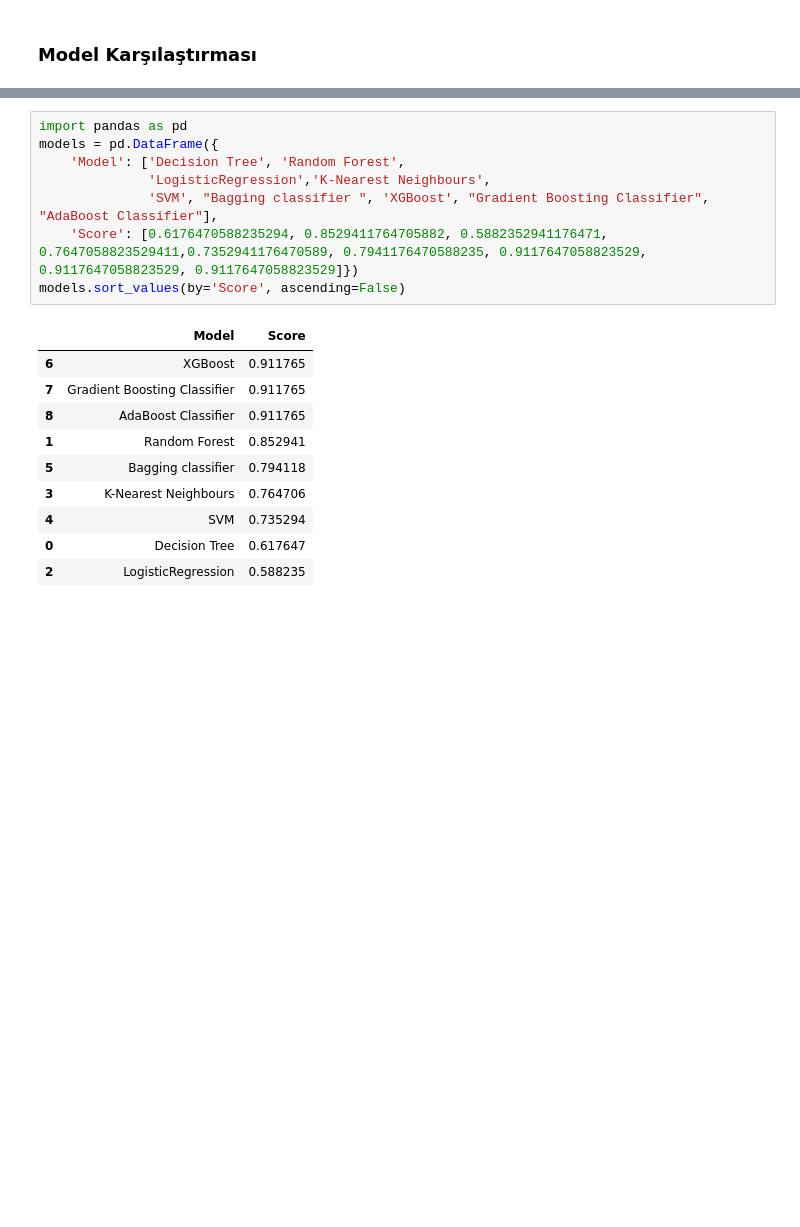
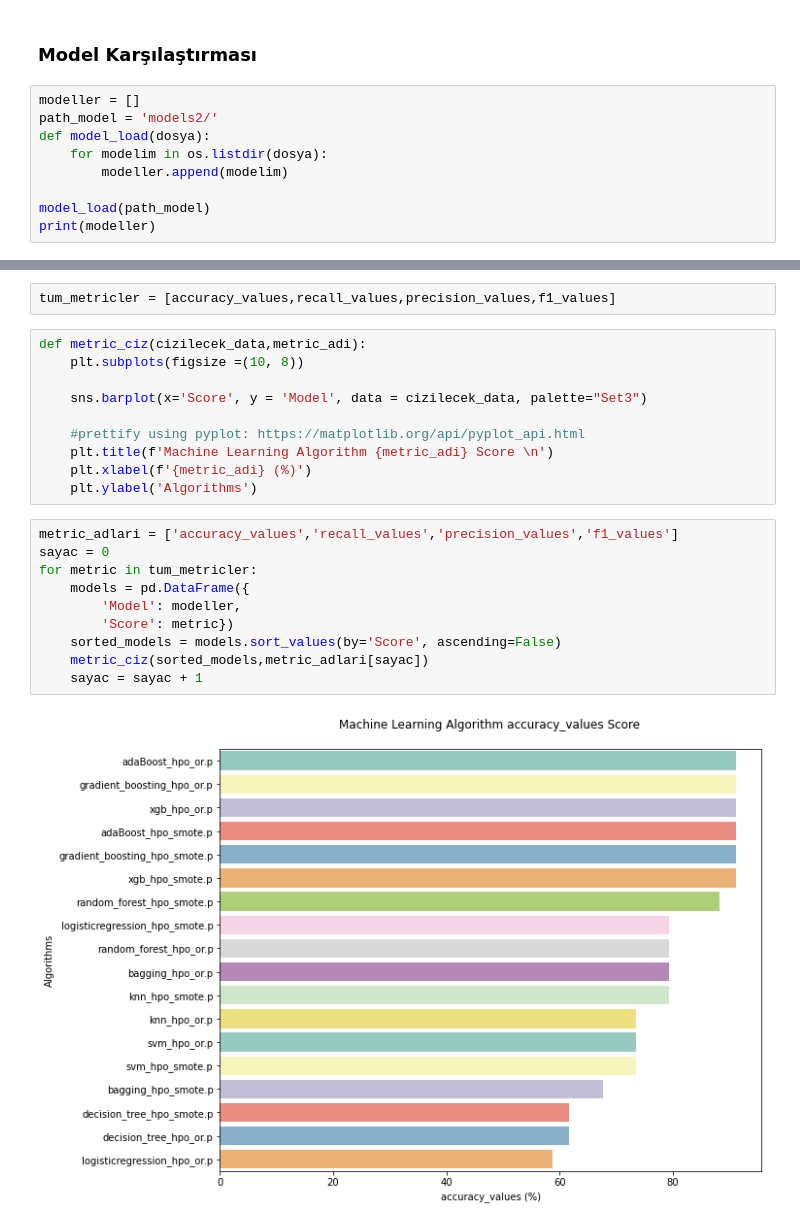
Before and after one commit to BilalAcikgoz/all-aml-classification, a Jupyter notebook: main.ipynb, the cells around one changed output, grey strips where cells are left out. Cells and saved outputs as stored; diff of their text form; blank space fills up the shorter version.

Commit message:
Metric Score Ölçümleri Yapıldı.

```diff
--- a/main.ipynb
+++ b/main.ipynb
@@ -784,3 +851,12 @@ model_kaydet('adaBoost_hpo_or',Ada_Boost_CV)
  adaBoost_hpo_or Model dosyası başarıyla oluşturuldu!..
 # %% [markdown]
 ### Model Karşılaştırması
+# %%
+modeller = []
+path_model = 'models2/'
+def model_load(dosya):
+    for modelim in os.listdir(dosya):
+        modeller.append(modelim)
+
+model_load(path_model)
+print(modeller)
@@ -787,19 +884,24 @@ model_kaydet('adaBoost_hpo_or',Ada_Boost_CV)
+# %%
+tum_metricler = [accuracy_values,recall_values,precision_values,f1_values]
+# %%
+def metric_ciz(cizilecek_data,metric_adi):
+    plt.subplots(figsize =(10, 8))
+
+    sns.barplot(x='Score', y = 'Model', data = cizilecek_data, palette="Set3")
+
+    #prettify using pyplot: https://matplotlib.org/api/pyplot_api.html
+    plt.title(f'Machine Learning Algorithm {metric_adi} Score \n')
+    plt.xlabel(f'{metric_adi} (%)')
+    plt.ylabel('Algorithms')
 # %%
-import pandas as pd
-models = pd.DataFrame({
-    'Model': ['Decision Tree', 'Random Forest',
-              'LogisticRegression','K-Nearest Neighbours',
-              'SVM', "Bagging classifier ", 'XGBoost', "Gradient Boosting Classifier", "AdaBoost Classifier"],
-    'Score': [0.6176470588235294, 0.8529411764705882, 0.5882352941176471, 0.7647058823529411,0.7352941176470589, 0.7941176470588235, 0.9117647058823529, 0.9117647058823529, 0.9117647058823529]})
-models.sort_values(by='Score', ascending=False)
+metric_adlari = ['accuracy_values','recall_values','precision_values','f1_values']
+sayac = 0
+for metric in tum_metricler:
+    models = pd.DataFrame({
+        'Model': modeller,
+        'Score': metric})
+    sorted_models = models.sort_values(by='Score', ascending=False)
+    metric_ciz(sorted_models,metric_adlari[sayac])
+    sayac = sayac + 1
 # %% [output]
-|  | Model | Score |
-| 6 | XGBoost | 0.911765 |
-| 7 | Gradient Boosting Classifier | 0.911765 |
-| 8 | AdaBoost Classifier | 0.911765 |
-| 1 | Random Forest | 0.852941 |
-| 5 | Bagging classifier | 0.794118 |
-| 3 | K-Nearest Neighbours | 0.764706 |
-| 4 | SVM | 0.735294 |
-| 0 | Decision Tree | 0.617647 |
-| 2 | LogisticRegression | 0.588235 |
+[figure, added]
```
Also changed, not shown: parts of 14 cells of this notebook, 4 other files.
